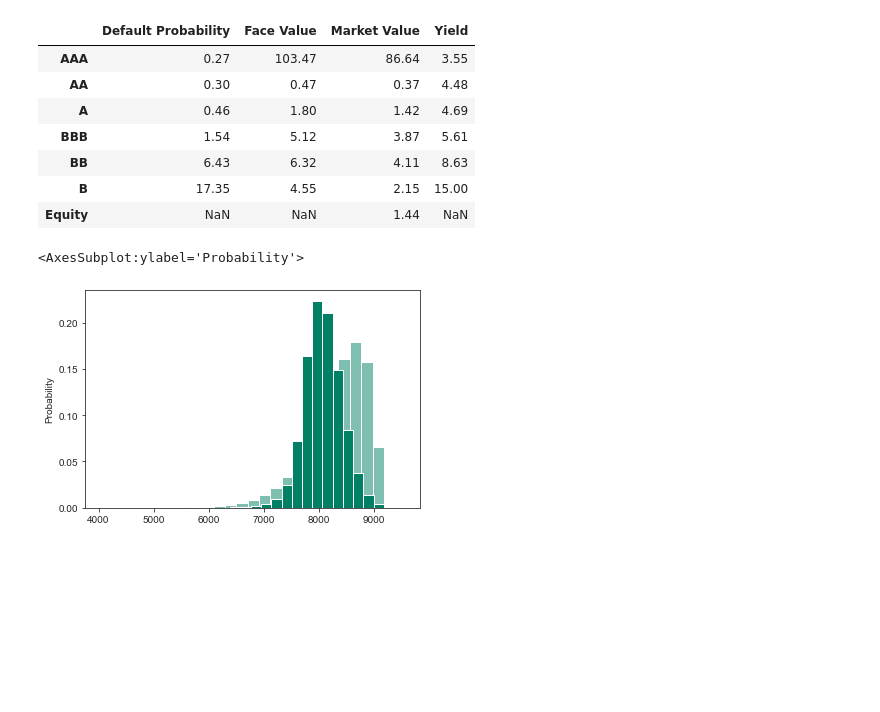
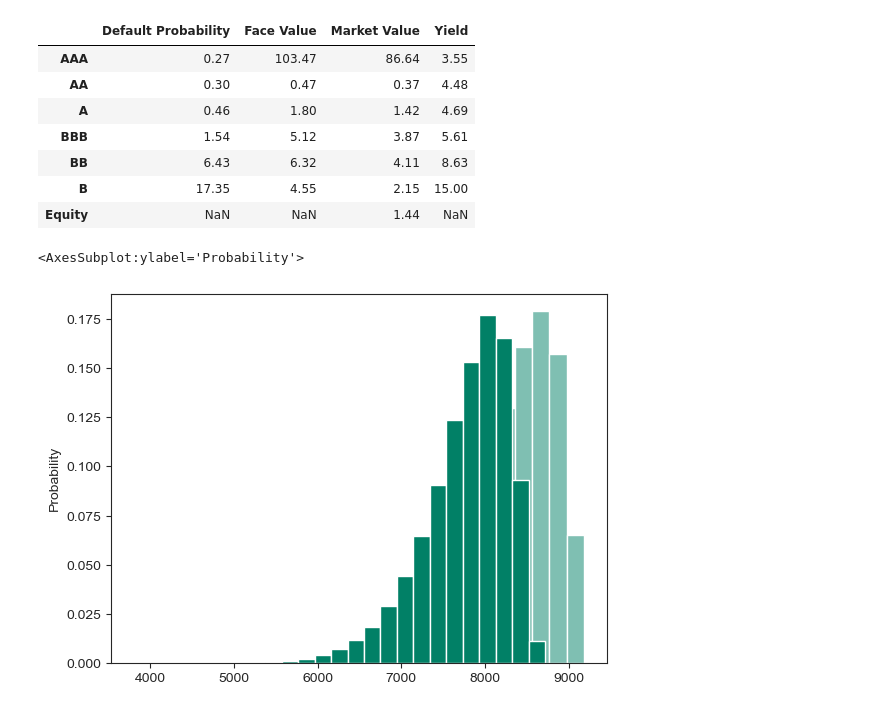
Before and after one commit to kristianRF/OeconOnlineAppendix, a Jupyter notebook: SPV Dynamics.ipynb, the cells around one changed output. Saved outputs shown, nothing was run; the diff lists cells and outputs as text; code cells hidden in the pictures; blank space fills up the shorter version.

```diff
--- a/SPV Dynamics.ipynb
+++ b/SPV Dynamics.ipynb
@@ -329,0 +414,4 @@ SPV_P_pp, M_pp  = ott.loan_portfolio_PP(j = J,
+# %%
+# Distributions to Equity
+for t in range(1, ttm):
+    cfs_distributions[t,:] = np.where(call_mat[t,:,:]==1, call_cfs_mat[t,:,:] - nc_loans.loc[t,'MV'],0).sum(axis=1)
@@ -329,0 +434,16 @@ SPV_P_pp, M_pp  = ott.loan_portfolio_PP(j = J,
+# %%
+drift = (rf - 0.5 * sigma ** 2)
+diffusion = (beta * sigma_m * random[:,:,0].reshape((ttm + 1,N,1))) + (sigma_i * random[:,:,1:])
+increments = drift + diffusion
+increments[0] = 0
+a_paths = np.zeros_like(random[:,:,1:])
+a_paths[0,:,:] = V0
+for t in range(1,ttm):
+    a_paths[t,:,:] = np.where(call_mat[t,:,:] == 1, V0, a_paths[t-1,:,:] * np.exp(increments[t,:,:]))
+a_paths[ttm,:,:] = a_paths[ttm-1,:,:] * np.exp(increments[ttm,:,:])
+# %%
+terminal_value = a_paths[-1,:,:]
+cash_flows = np.minimum(terminal_value, face_values_mat).sum(axis=1)
+sort = cash_flows.argsort()
+# %%
+pp_SPV_Q = cash_flows[sort]
@@ -541,7 +714,7 @@ no_prepay_tab.round(2)
 | Equity | NaN | NaN | 1.44 | NaN |
 # %%
 sns.histplot(data=SPV_Q, bins=25, color=palette(1), stat='probability', alpha=0.5)
-sns.histplot(data=SPV_Q_pp, bins=25, color=palette(1), stat='probability', alpha=1)
+sns.histplot(data=pp_SPV_Q, bins=25, color=palette(1), stat='probability', alpha=1)
 # %% [output]
 <AxesSubplot:ylabel='Probability'>
-[figure, old version]
+[figure, new version]
```
Also changed, not shown: parts of 52 cells of this notebook, 1 other file.
